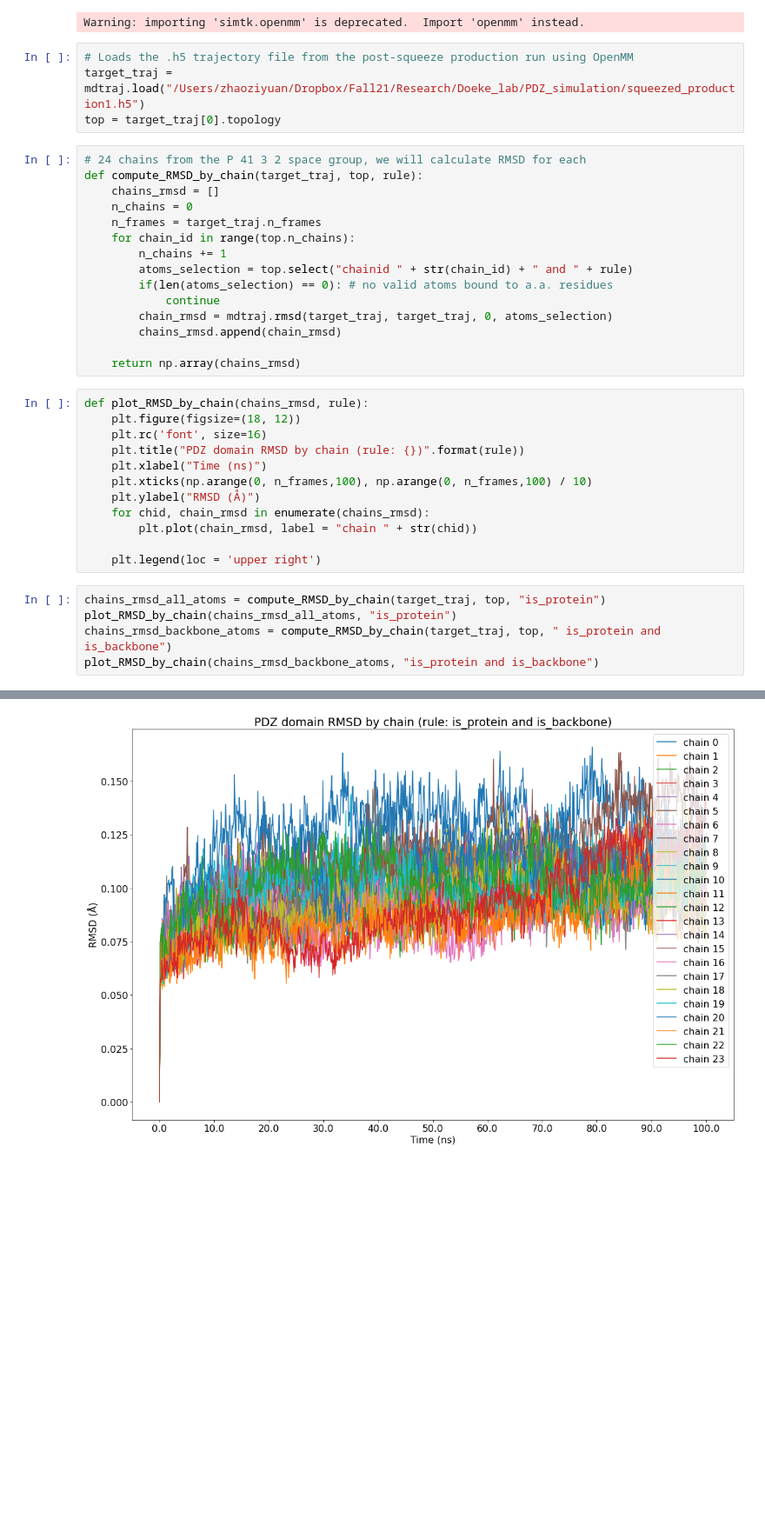
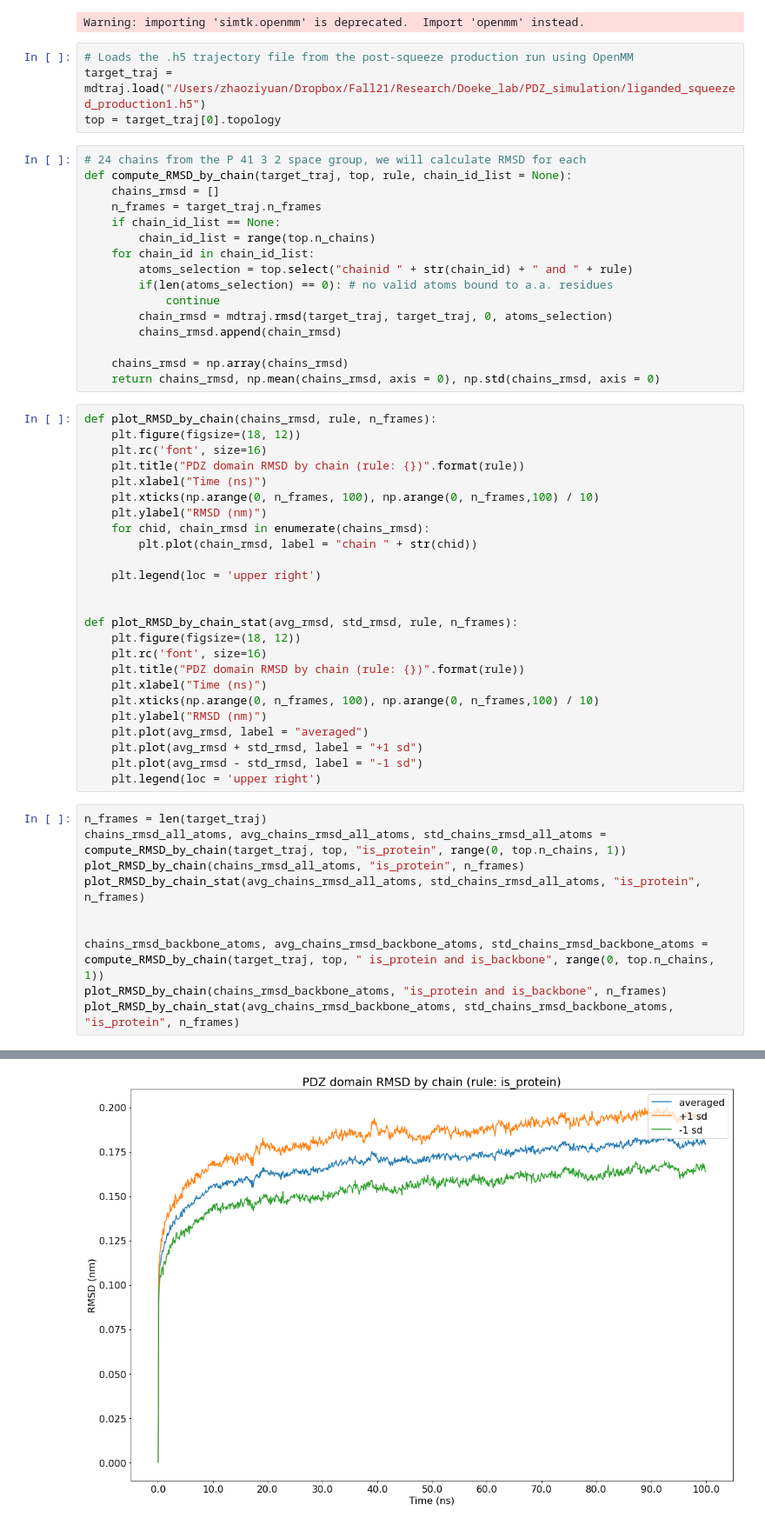
Before and after one commit to ziyuanzhao2000/PDZ_simulation, a Jupyter notebook: chain_rmsd.ipynb, the cells around one changed output, grey strips where cells are left out. Shown at 87% size. Saved outputs shown, nothing was run; the diff lists cells and outputs as text; blank space fills up the shorter version.

```diff
--- a/chain_rmsd.ipynb
+++ b/chain_rmsd.ipynb
@@ -6,40 +6,59 @@ import numpy as np
 Warning: importing 'simtk.openmm' is deprecated.  Import 'openmm' instead.
 # %%
 # Loads the .h5 trajectory file from the post-squeeze production run using OpenMM
-target_traj = mdtraj.load("/Users/zhaoziyuan/Dropbox/Fall21/Research/Doeke_lab/PDZ_simulation/squeezed_production1.h5")
+target_traj = mdtraj.load("/Users/zhaoziyuan/Dropbox/Fall21/Research/Doeke_lab/PDZ_simulation/liganded_squeezed_production1.h5")
 top = target_traj[0].topology
 # %%
 # 24 chains from the P 41 3 2 space group, we will calculate RMSD for each
-def compute_RMSD_by_chain(target_traj, top, rule):
+def compute_RMSD_by_chain(target_traj, top, rule, chain_id_list = None):
     chains_rmsd = []
-    n_chains = 0
     n_frames = target_traj.n_frames
-    for chain_id in range(top.n_chains):
-        n_chains += 1
+    if chain_id_list == None:
+        chain_id_list = range(top.n_chains)
+    for chain_id in chain_id_list:
         atoms_selection = top.select("chainid " + str(chain_id) + " and " + rule)
         if(len(atoms_selection) == 0): # no valid atoms bound to a.a. residues
             continue
         chain_rmsd = mdtraj.rmsd(target_traj, target_traj, 0, atoms_selection)
         chains_rmsd.append(chain_rmsd)
 
-    return np.array(chains_rmsd)
+    chains_rmsd = np.array(chains_rmsd)
+    return chains_rmsd, np.mean(chains_rmsd, axis = 0), np.std(chains_rmsd, axis = 0)
 # %%
-def plot_RMSD_by_chain(chains_rmsd, rule):
+def plot_RMSD_by_chain(chains_rmsd, rule, n_frames):
     plt.figure(figsize=(18, 12))
     plt.rc('font', size=16)
     plt.title("PDZ domain RMSD by chain (rule: {})".format(rule))
     plt.xlabel("Time (ns)")
-    plt.xticks(np.arange(0, n_frames,100), np.arange(0, n_frames,100) / 10)
-    plt.ylabel("RMSD (Å)")
+    plt.xticks(np.arange(0, n_frames, 100), np.arange(0, n_frames,100) / 10)
+    plt.ylabel("RMSD (nm)")
     for chid, chain_rmsd in enumerate(chains_rmsd):
         plt.plot(chain_rmsd, label = "chain " + str(chid))
 
     plt.legend(loc = 'upper right')
+
+
+def plot_RMSD_by_chain_stat(avg_rmsd, std_rmsd, rule, n_frames):
+    plt.figure(figsize=(18, 12))
+    plt.rc('font', size=16)
+    plt.title("PDZ domain RMSD by chain (rule: {})".format(rule))
+    plt.xlabel("Time (ns)")
+    plt.xticks(np.arange(0, n_frames, 100), np.arange(0, n_frames,100) / 10)
+    plt.ylabel("RMSD (nm)")
+    plt.plot(avg_rmsd, label = "averaged")
+    plt.plot(avg_rmsd + std_rmsd, label = "+1 sd")
+    plt.plot(avg_rmsd - std_rmsd, label = "-1 sd")
+    plt.legend(loc = 'upper right')
 # %%
-chains_rmsd_all_atoms = compute_RMSD_by_chain(target_traj, top, "is_protein")
-plot_RMSD_by_chain(chains_rmsd_all_atoms, "is_protein")
-chains_rmsd_backbone_atoms = compute_RMSD_by_chain(target_traj, top, " is_protein and is_backbone")
-plot_RMSD_by_chain(chains_rmsd_backbone_atoms, "is_protein and is_backbone")
+n_frames = len(target_traj)
+chains_rmsd_all_atoms, avg_chains_rmsd_all_atoms, std_chains_rmsd_all_atoms = compute_RMSD_by_chain(target_traj, top, "is_protein", range(0, top.n_chains, 1))
+plot_RMSD_by_chain(chains_rmsd_all_atoms, "is_protein", n_frames)
+plot_RMSD_by_chain_stat(avg_chains_rmsd_all_atoms, std_chains_rmsd_all_atoms, "is_protein", n_frames)
+
+
+chains_rmsd_backbone_atoms, avg_chains_rmsd_backbone_atoms, std_chains_rmsd_backbone_atoms = compute_RMSD_by_chain(target_traj, top, " is_protein and is_backbone", range(0, top.n_chains, 1))
+plot_RMSD_by_chain(chains_rmsd_backbone_atoms, "is_protein and is_backbone", n_frames)
+plot_RMSD_by_chain_stat(avg_chains_rmsd_backbone_atoms, std_chains_rmsd_backbone_atoms, "is_protein", n_frames)
 # %% [output]
 [figure]
-[figure, old version]
+[figure, new version]
```
Also changed, not shown: parts of 3 cells of this notebook, 1 other file.
